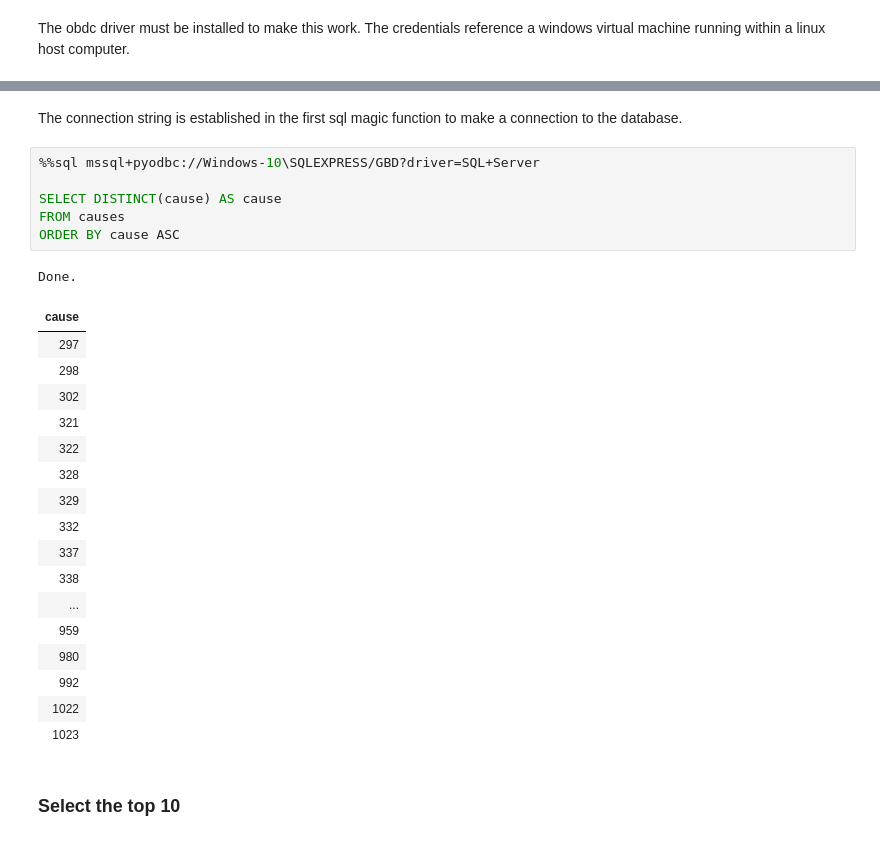
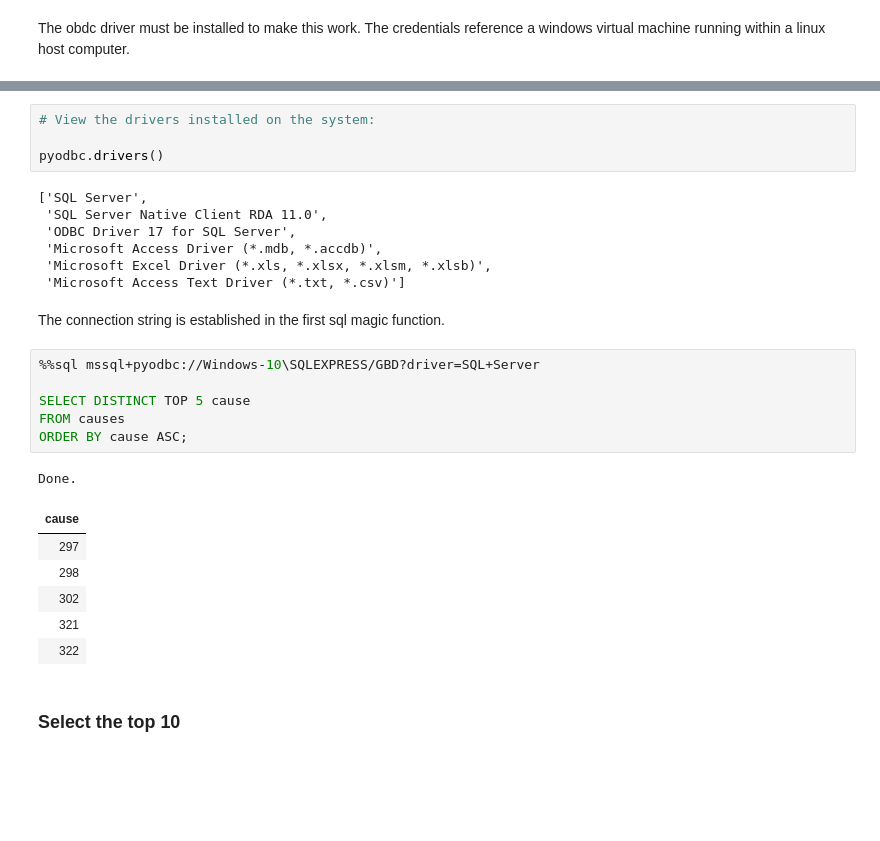
Before and after one commit to yzaya/GBD-T-SQL-Analysis, a Jupyter notebook: T-SQL windows.ipynb, the cells around one changed output, grey strips where cells are left out. Cells and saved outputs as stored; diff of their text form; blank space fills up the shorter version.

```diff
--- a/T-SQL windows.ipynb
+++ b/T-SQL windows.ipynb
@@ -27,30 +18,30 @@ pyodbc.drivers()
+# %%
+# View the drivers installed on the system:
+
+pyodbc.drivers()
+# %% [output]
+['SQL Server',
+ 'SQL Server Native Client RDA 11.0',
+ 'ODBC Driver 17 for SQL Server',
+ 'Microsoft Access Driver (*.mdb, *.accdb)',
+ 'Microsoft Excel Driver (*.xls, *.xlsx, *.xlsm, *.xlsb)',
+ 'Microsoft Access Text Driver (*.txt, *.csv)']
 # %% [markdown]
-The connection string is established in the first sql magic function to make a connection to the database.
+The connection string is established in the first sql magic function.
 # %%
 %%sql mssql+pyodbc://Windows-10\SQLEXPRESS/GBD?driver=SQL+Server
 
-SELECT DISTINCT(cause) AS cause
+SELECT DISTINCT TOP 5 cause
 FROM causes
-ORDER BY cause ASC
+ORDER BY cause ASC;
 # %% [output]
 Done.
 | cause |
 | 297 |
 | 298 |
 | 302 |
 | 321 |
 | 322 |
-| 328 |
-| 329 |
-| 332 |
-| 337 |
-| 338 |
-| ... |
-| 959 |
-| 980 |
-| 992 |
-| 1022 |
-| 1023 |
 # %% [markdown]
 ### Select the top 10
 # %%
```
Also changed, not shown: parts of 3 cells of this notebook.
